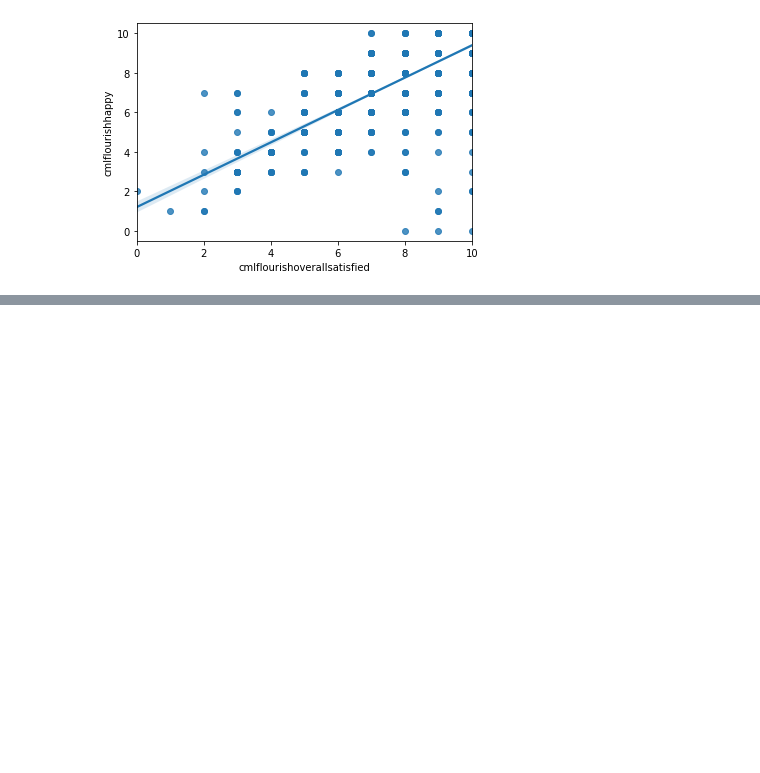
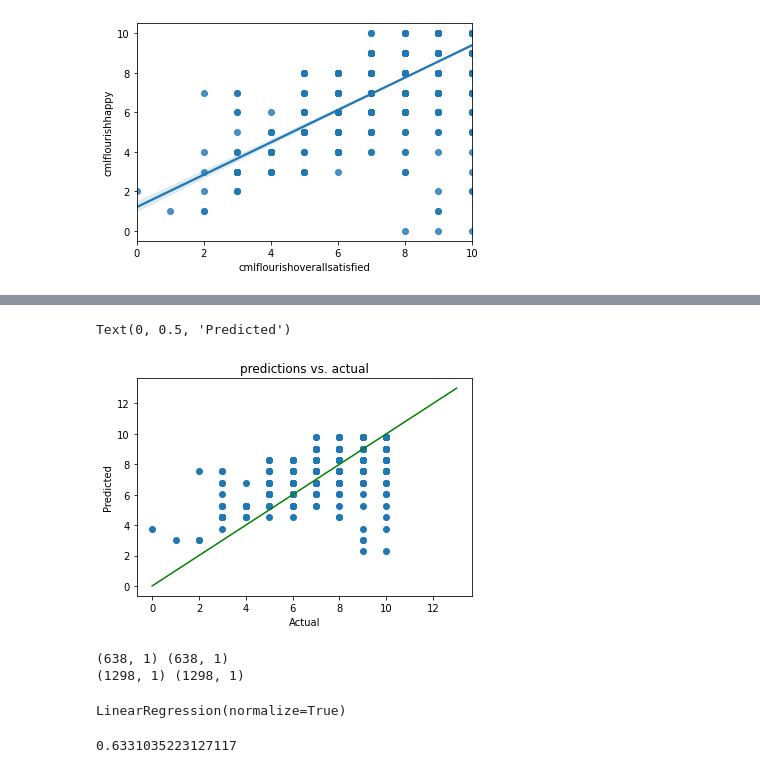
Before and after one commit to darneson1989/2021Coaching, a Jupyter notebook: Survey2021.ipynb, the cells around one changed output, grey strips where cells are left out. Saved outputs shown, nothing was run; the diff lists cells and outputs as text; code cells hidden in the pictures; blank space fills up the shorter version.

```diff
--- a/Survey2021.ipynb
+++ b/Survey2021.ipynb
@@ -531,0 +560,7 @@ print( X_test.shape, y_test.shape)
+# %%
+y= small_survey[['coachingmotivation']]
+# %%
+X_train, X_test, y_train, y_test = train_test_split(X, y, test_size= 0.67, random_state= 123)
+# %%
+multiple_variables = sm.OLS(y_train, X_train)
+mv_results = multiple_variables.fit()
@@ -531,0 +591,20 @@ print( X_test.shape, y_test.shape)
+# %%
+y_pred = mv_results.predict(X_test)
+# %%
+plt.scatter(y_test, y_pred)
+plt.plot([x for x in range(0,14)],[x for x in range(0,14)], color='green')
+plt.title("predictions vs. actual")
+plt.xlabel("Actual")
+plt.ylabel("Predicted")
+# %% [output]
+Text(0, 0.5, 'Predicted')
+[figure, added]
+# %%
+X= small_survey[['cmlflourishoverallsatisfied']]
+y= small_survey[['cmlflourishhappy']]
+X_train, X_test, y_train, y_test = train_test_split(X, y, test_size= 0.67, random_state= 123)
+print(X_train.shape, y_train.shape)
+print( X_test.shape, y_test.shape)
+# %% [output]
+(638, 1) (638, 1)
+(1298, 1) (1298, 1)
@@ -531,0 +613,8 @@ print( X_test.shape, y_test.shape)
+# %%
+model2.fit(X_train, y_train)
+# %% [output]
+LinearRegression(normalize=True)
+# %%
+print(model2.score(X_train, y_train))
+# %% [output]
+0.6331035223127117
```
Also changed, not shown: parts of 25 cells of this notebook.
